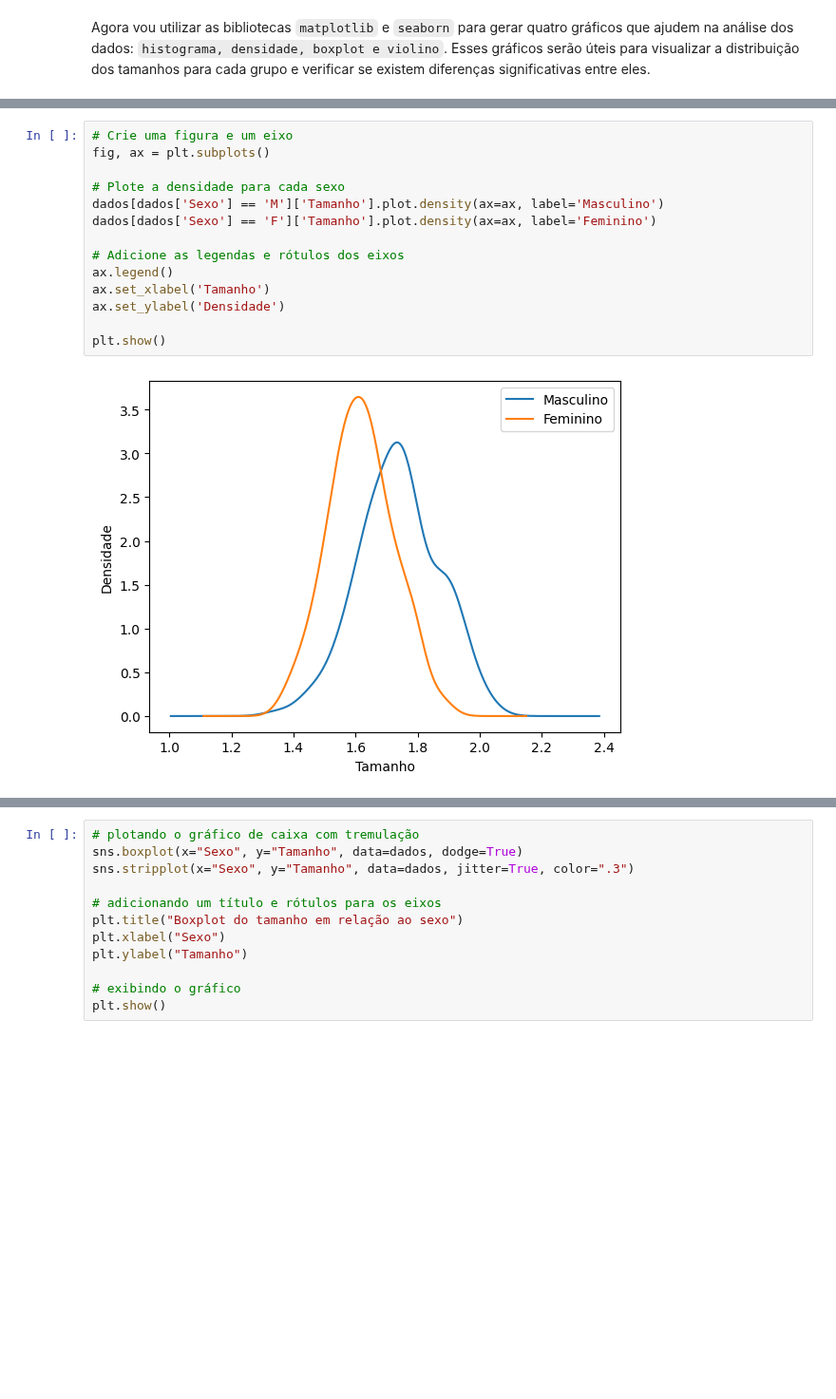
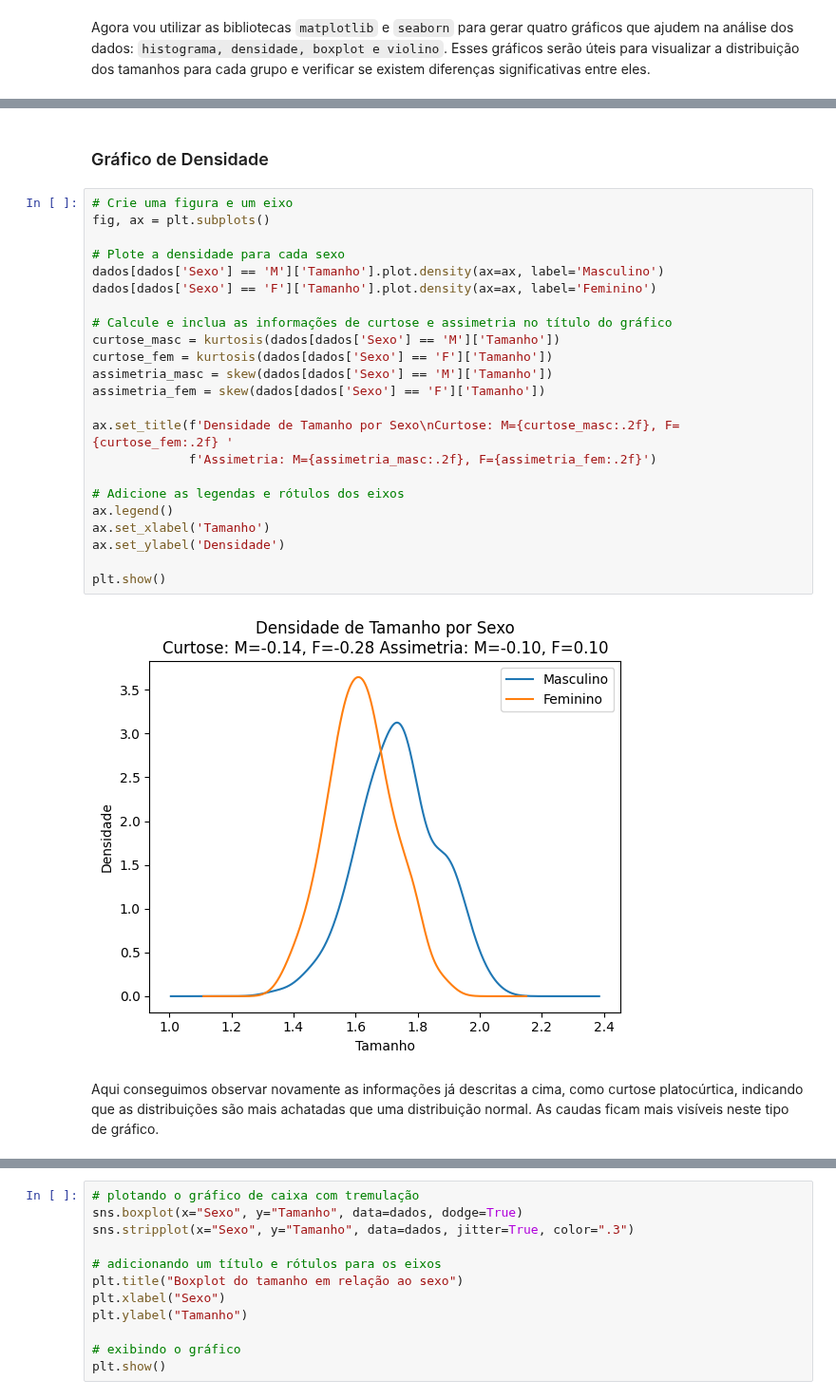
Before and after one commit to kauebr/Estudando, a Jupyter notebook: Estatistica/Estatística descritiva bivariada/Variável quantitativa x variável qualitativa.ipynb, the cells around one changed output, grey strips where cells are left out. Shown at 95% size. Cells and saved outputs as stored; diff of their text form; blank space fills up the shorter version.

```diff
--- a/Estatistica/Estatística descritiva bivariada/Variável quantitativa x variável qualitativa.ipynb
+++ b/Estatistica/Estatística descritiva bivariada/Variável quantitativa x variável qualitativa.ipynb
@@ -98,16 +102,29 @@ plt.show()
+# %% [markdown]
+### Gráfico de Densidade
 # %%
 # Crie uma figura e um eixo
 fig, ax = plt.subplots()
 
 # Plote a densidade para cada sexo
 dados[dados['Sexo'] == 'M']['Tamanho'].plot.density(ax=ax, label='Masculino')
 dados[dados['Sexo'] == 'F']['Tamanho'].plot.density(ax=ax, label='Feminino')
 
+# Calcule e inclua as informações de curtose e assimetria no título do gráfico
+curtose_masc = kurtosis(dados[dados['Sexo'] == 'M']['Tamanho'])
+curtose_fem = kurtosis(dados[dados['Sexo'] == 'F']['Tamanho'])
+assimetria_masc = skew(dados[dados['Sexo'] == 'M']['Tamanho'])
+assimetria_fem = skew(dados[dados['Sexo'] == 'F']['Tamanho'])
+
+ax.set_title(f'Densidade de Tamanho por Sexo\nCurtose: M={curtose_masc:.2f}, F={curtose_fem:.2f} '
+             f'Assimetria: M={assimetria_masc:.2f}, F={assimetria_fem:.2f}')
+
 # Adicione as legendas e rótulos dos eixos
 ax.legend()
 ax.set_xlabel('Tamanho')
 ax.set_ylabel('Densidade')
 
 plt.show()
 # %% [output]
-[figure, old version]
+[figure, new version]
+# %% [markdown]
+Aqui conseguimos observar novamente as informações já descritas a cima, como curtose platocúrtica, indicando que as distribuições são mais achatadas que uma distribuição normal. As caudas ficam mais visíveis neste tipo de gráfico.
```
Also changed, not shown: parts of 17 cells of this notebook.
